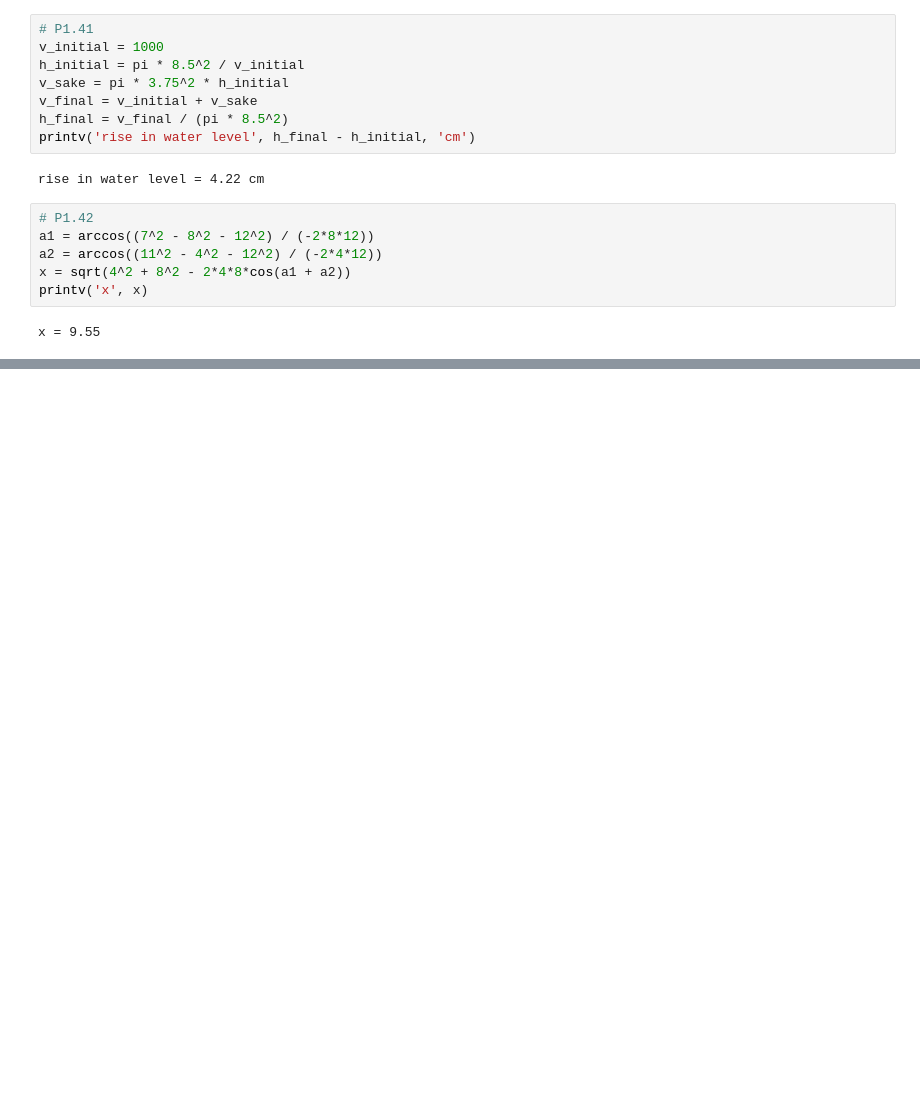
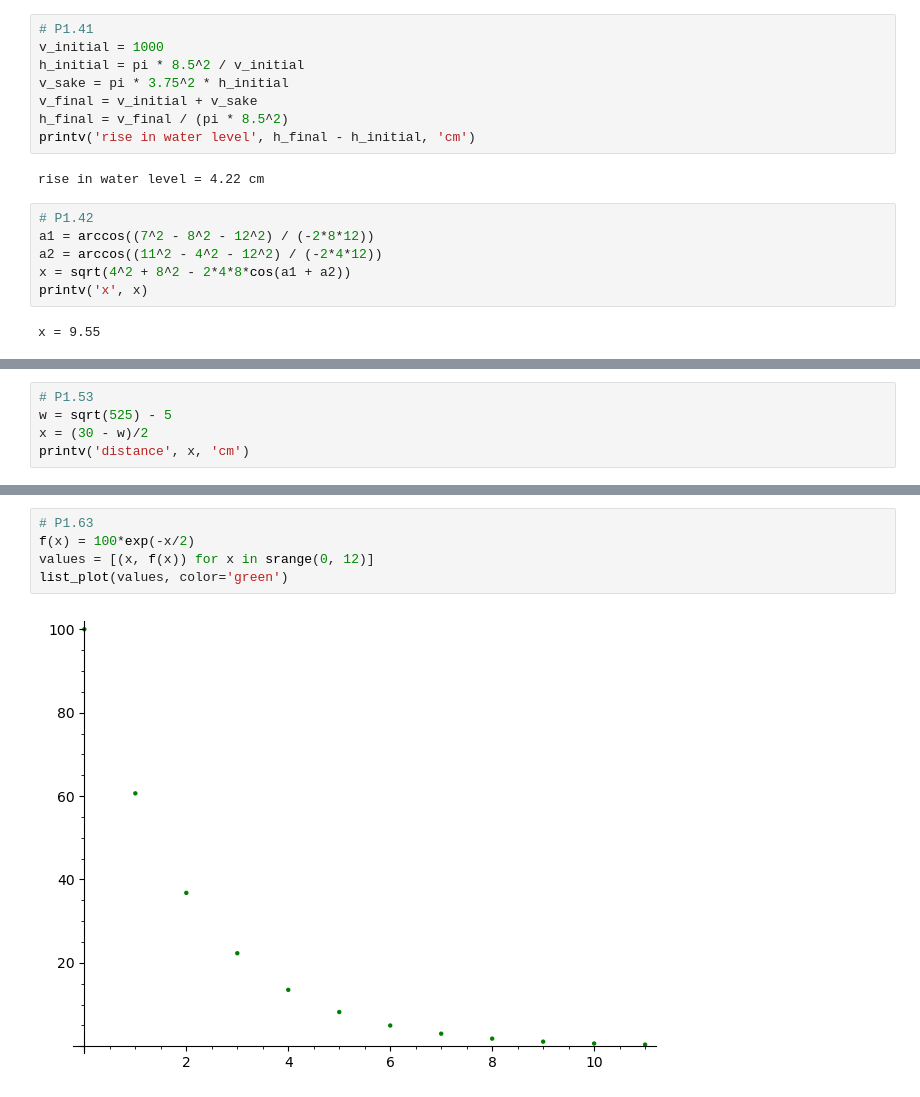
Before and after one commit to feihong/sagemath-quickstart, a Jupyter notebook: no-bs-math-physics.ipynb, the cells around one changed output, grey strips where cells are left out. Cells and saved outputs as stored; diff of their text form; blank space fills up the shorter version.

```diff
--- a/no-bs-math-physics.ipynb
+++ b/no-bs-math-physics.ipynb
@@ -193,0 +233,5 @@ x = 9.55
+# %%
+# P1.53
+w = sqrt(525) - 5
+x = (30 - w)/2
+printv('distance', x, 'cm')
@@ -193,0 +249,7 @@ x = 9.55
+# %%
+# P1.63
+f(x) = 100*exp(-x/2)
+values = [(x, f(x)) for x in srange(0, 12)]
+list_plot(values, color='green')
+# %% [output]
+[figure, added]
```
Also changed, not shown: parts of 13 cells of this notebook.
